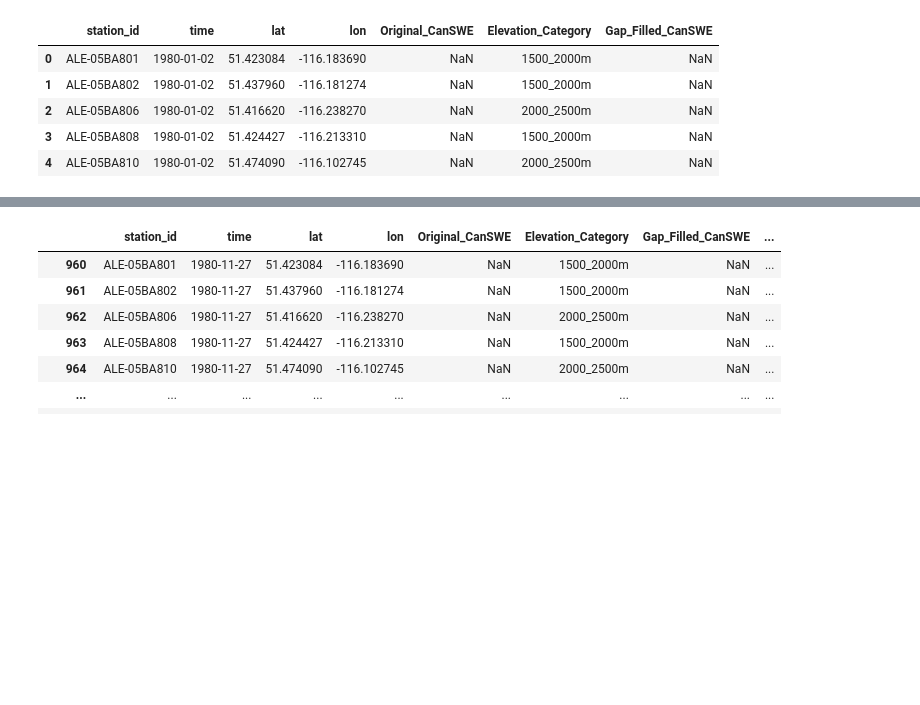
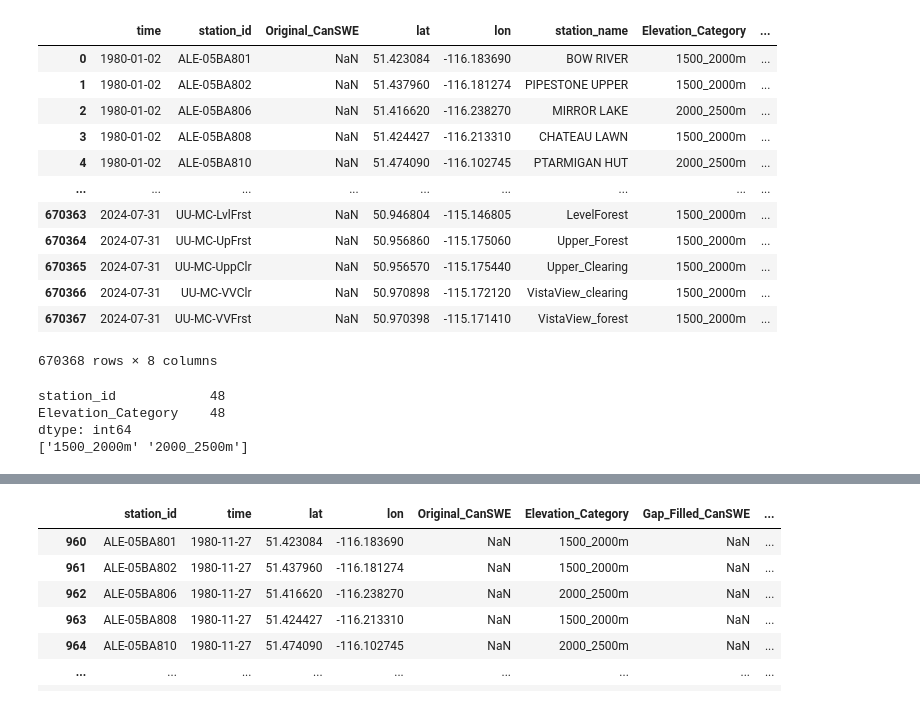
Before and after one commit to Nadiesenali/snowdroughtindex-main, a Jupyter notebook: notebooks/workflows/10_for_paper.ipynb, the cells around one changed output, grey strips where cells are left out. Saved outputs shown, nothing was run; the diff lists cells and outputs as text; code cells hidden in the pictures; blank space fills up the shorter version.

```diff
--- a/notebooks/workflows/10_for_paper.ipynb
+++ b/notebooks/workflows/10_for_paper.ipynb
@@ -22,8 +22,7 @@ sys.path.append(str(project_root))
 # %%
 # Configuration
 config = {
-    'casr_input_data': project_root / 'data' / 'output_data' / 'merged_2d' / '1980_2024'/'bow_combined_full_data.csv',
-    'SPEI_input_data': project_root / 'data' / 'output_data' / 'merged_2d' / '1980_2024'/'SPEI'/'bow_combined_SPEI_data.csv',
+    'casr_input_data': project_root / 'data' / 'input_data' / 'CaSR_SWE' / 'casr_combined.nc',
     'shapefile': project_root / 'data' / 'input_data' / 'shapefiles'/'BowRiverBasin'/'Bow_elevation_combined.shp',
     'canswe_original_data' : project_root / 'data' / 'output_data' / 'for_paper'/'FROSTBITE' / 'bow_canswe_selected_fixed.nc',
     'gap_filled_canswe_data' : project_root / 'data' / 'output_data' / 'for_paper'/'FROSTBITE' /'bow_swe_gapfilled_data_only.nc',
@@ -31,9 +30,7 @@ config = {
     'SWEI_output_dir': project_root / 'data' / 'output_data' / 'for_paper'/'SWEI',
     'classification_output_dir': project_root / 'data' / 'output_data' / 'for_paper'/'SD_classification',
     'SPI_output_dir': project_root / 'data' / 'output_data' / 'for_paper'/'SPI',
-    'SPEI_output_dir': project_root / 'data' / 'output_data' / 'for_paper'/'SPEI',
     'SWEI_plots': project_root / 'data' / 'output_plots' / 'for_paper'/'SWEI',
     'classification_plots': project_root / 'data' / 'output_plots'/'for_paper'/'SD_classification',
     'SPI_plots': project_root / 'data' / 'output_plots' / 'for_paper'/'SPI',
-    'SPEI_plots': project_root / 'data' / 'output_plots' /'for_paper'/'SPEI',
 }
@@ -92,28 +128,37 @@ display(casr_data.head())
 # %%
-# Merge canswe_df and gap_filled_canswe_df
-combined_canswe = pd.merge(
-    canswe_data[['station_id', 'time', 'lat', 'lon', 'snw','Elevation_Category']],
-    gap_filled_canswe_df[['station_id', 'time', 'lat', 'lon', 'SWE']],
-    on=['station_id', 'time', 'lat', 'lon'],
-    how='outer'
-)
-
+# adda new column to original canswe data with the gap-filled values
+combined_canswe = canswe_data.merge(gap_filled_canswe_df[['time', 'station_id', 'SWE']], on=['time', 'station_id'], how='left')
 # Rename columns for clarity
 combined_canswe.rename(columns={'snw': 'Original_CanSWE', 'SWE': 'Gap_Filled_CanSWE'}, inplace=True)
 
-display(combined_canswe.head())
+display(combined_canswe)
+
+# print all the staion_ids and the assigned elevation_categories. drop duplicates
+print(combined_canswe[['station_id', 'Elevation_Category']].drop_duplicates().count())
+print(combined_canswe[['station_id', 'Elevation_Category']].drop_duplicates()['Elevation_Category'].unique())
 
 # Save combined CanSWE data
 #output_dir = config['output_dir']
 #output_dir.mkdir(parents=True, exist_ok=True)
 #combined_canswe.to_csv(output_dir / 'bow_combined_canswe_gapfilled_data.csv', index=False)
 # %% [output]
-|  | station_id | time | lat | lon | Original_CanSWE | Elevation_Category | Gap_Filled_CanSWE |
-| 0 | ALE-05BA801 | 1980-01-02 | 51.423084 | -116.183690 | NaN | 1500_2000m | NaN |
-| 1 | ALE-05BA802 | 1980-01-02 | 51.437960 | -116.181274 | NaN | 1500_2000m | NaN |
-| 2 | ALE-05BA806 | 1980-01-02 | 51.416620 | -116.238270 | NaN | 2000_2500m | NaN |
-| 3 | ALE-05BA808 | 1980-01-02 | 51.424427 | -116.213310 | NaN | 1500_2000m | NaN |
-| 4 | ALE-05BA810 | 1980-01-02 | 51.474090 | -116.102745 | NaN | 2000_2500m | NaN |
+|  | time | station_id | Original_CanSWE | lat | lon | station_name | Elevation_Category | ... |
+| 0 | 1980-01-02 | ALE-05BA801 | NaN | 51.423084 | -116.183690 | BOW RIVER | 1500_2000m | ... |
+| 1 | 1980-01-02 | ALE-05BA802 | NaN | 51.437960 | -116.181274 | PIPESTONE UPPER | 1500_2000m | ... |
+| 2 | 1980-01-02 | ALE-05BA806 | NaN | 51.416620 | -116.238270 | MIRROR LAKE | 2000_2500m | ... |
+| 3 | 1980-01-02 | ALE-05BA808 | NaN | 51.424427 | -116.213310 | CHATEAU LAWN | 1500_2000m | ... |
+| 4 | 1980-01-02 | ALE-05BA810 | NaN | 51.474090 | -116.102745 | PTARMIGAN HUT | 2000_2500m | ... |
+| ... | ... | ... | ... | ... | ... | ... | ... | ... |
+| 670363 | 2024-07-31 | UU-MC-LvlFrst | NaN | 50.946804 | -115.146805 | LevelForest | 1500_2000m | ... |
+| 670364 | 2024-07-31 | UU-MC-UpFrst | NaN | 50.956860 | -115.175060 | Upper_Forest | 1500_2000m | ... |
+| 670365 | 2024-07-31 | UU-MC-UppClr | NaN | 50.956570 | -115.175440 | Upper_Clearing | 1500_2000m | ... |
+| 670366 | 2024-07-31 | UU-MC-VVClr | NaN | 50.970898 | -115.172120 | VistaView_clearing | 1500_2000m | ... |
+| 670367 | 2024-07-31 | UU-MC-VVFrst | NaN | 50.970398 | -115.171410 | VistaView_forest | 1500_2000m | ... |
+670368 rows × 8 columns
+station_id            48
+Elevation_Category    48
+dtype: int64
+['1500_2000m' '2000_2500m']
 # %%
 # Plot time series for each elevation category comparing Original_SWE and Gap_filled_SWE
 elev_categories = [ '1500_2000m', '2000_2500m']
```
Also changed, not shown: parts of 32 cells of this notebook, 2 other files.
